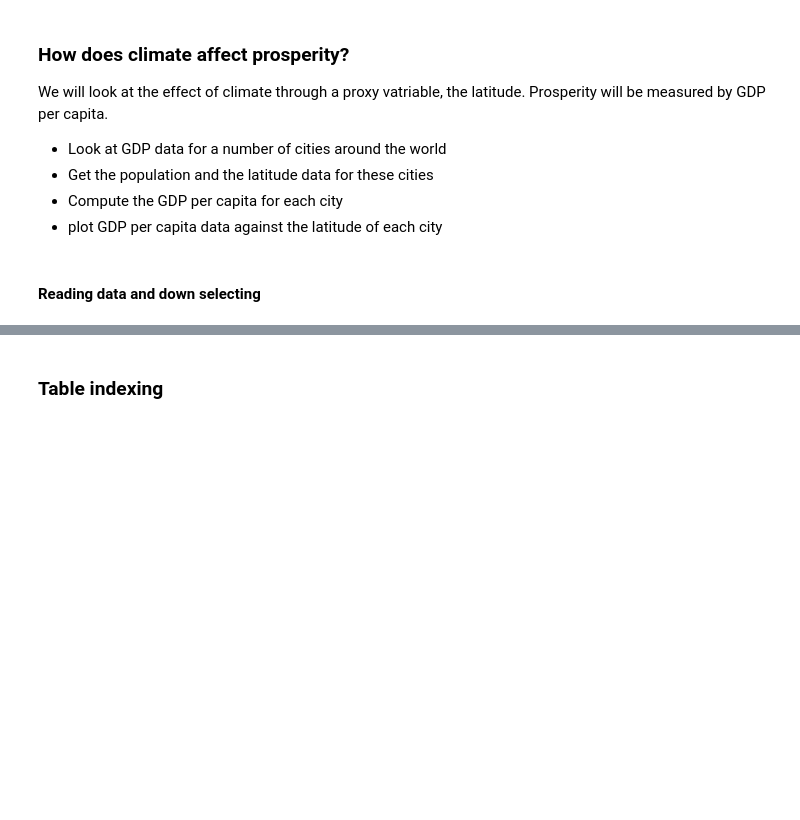
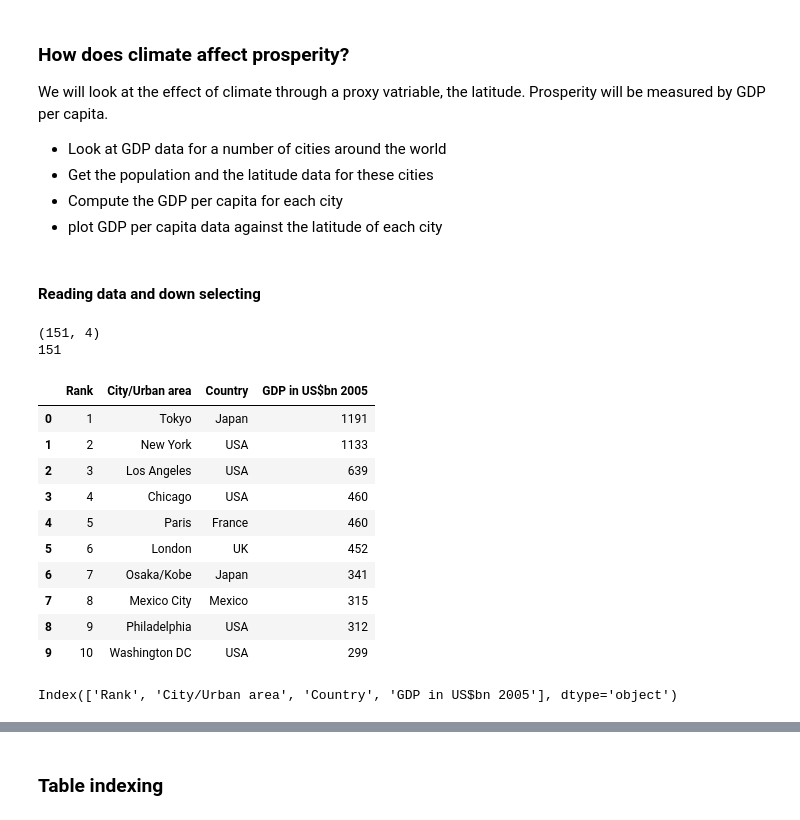
Before and after one commit to pletzer/swc-python-data, a Jupyter notebook: pythonTutorial.ipynb, the cells around one changed output, grey strips where cells are left out. Drawn from its saved outputs; the diff is of its cells as text; code cells hidden in the pictures; blank space fills up the shorter version.

```diff
--- a/pythonTutorial.ipynb
+++ b/pythonTutorial.ipynb
@@ -17,4 +19,26 @@ gdp = pandas.read_csv('https://raw.githubusercontent.com/pletzer/jupyterMoons/ma
 # %%
 # how many rows and columns in the table?
+print(gdp.shape)
+print(len(gdp))
+# %% [output]
+(151, 4)
+151
+# %%
+gdp.head(10)
+# %% [output]
+|  | Rank | City/Urban area | Country | GDP in US$bn 2005 |
+| 0 | 1 | Tokyo | Japan | 1191 |
+| 1 | 2 | New York | USA | 1133 |
+| 2 | 3 | Los Angeles | USA | 639 |
+| 3 | 4 | Chicago | USA | 460 |
+| 4 | 5 | Paris | France | 460 |
+| 5 | 6 | London | UK | 452 |
+| 6 | 7 | Osaka/Kobe | Japan | 341 |
+| 7 | 8 | Mexico City | Mexico | 315 |
+| 8 | 9 | Philadelphia | USA | 312 |
+| 9 | 10 | Washington DC | USA | 299 |
 # %%
 # show the title of each column
+gdp.columns
+# %% [output]
+Index(['Rank', 'City/Urban area', 'Country', 'GDP in US$bn 2005'], dtype='object')
```
Also changed, not shown: parts of 28 cells of this notebook.
